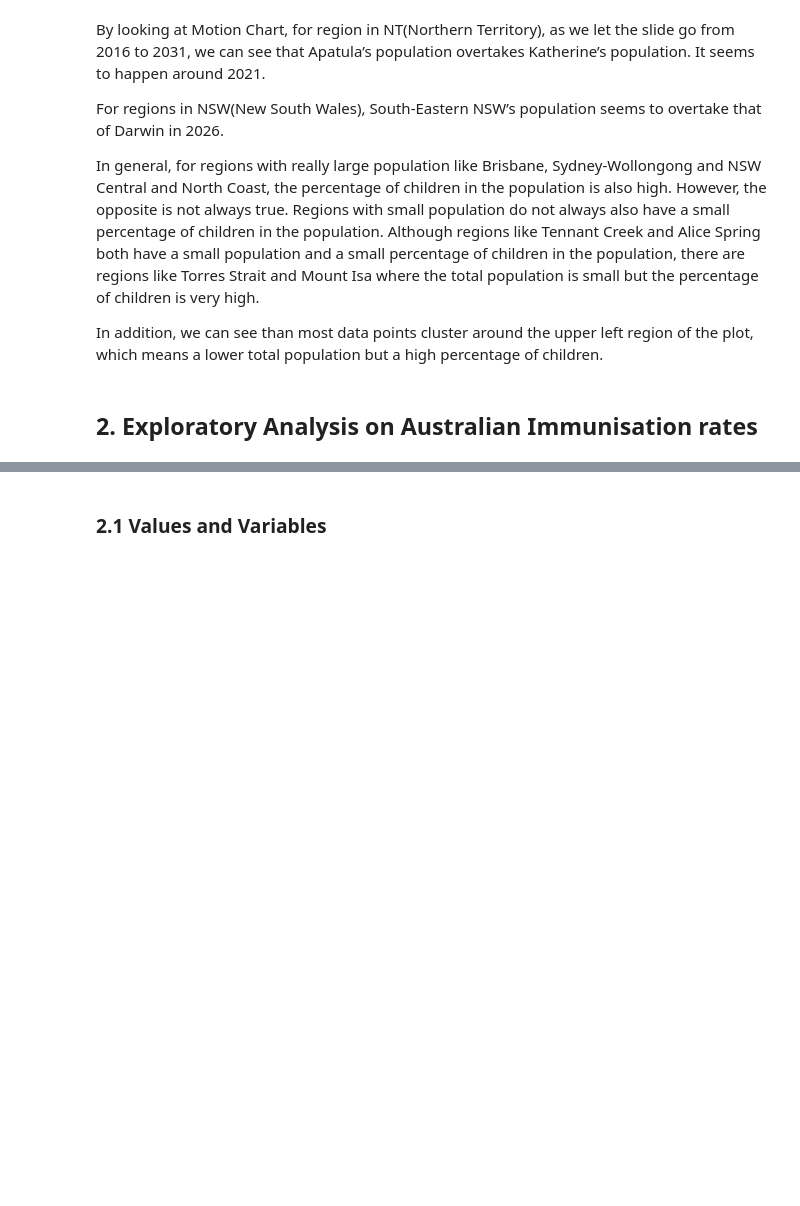
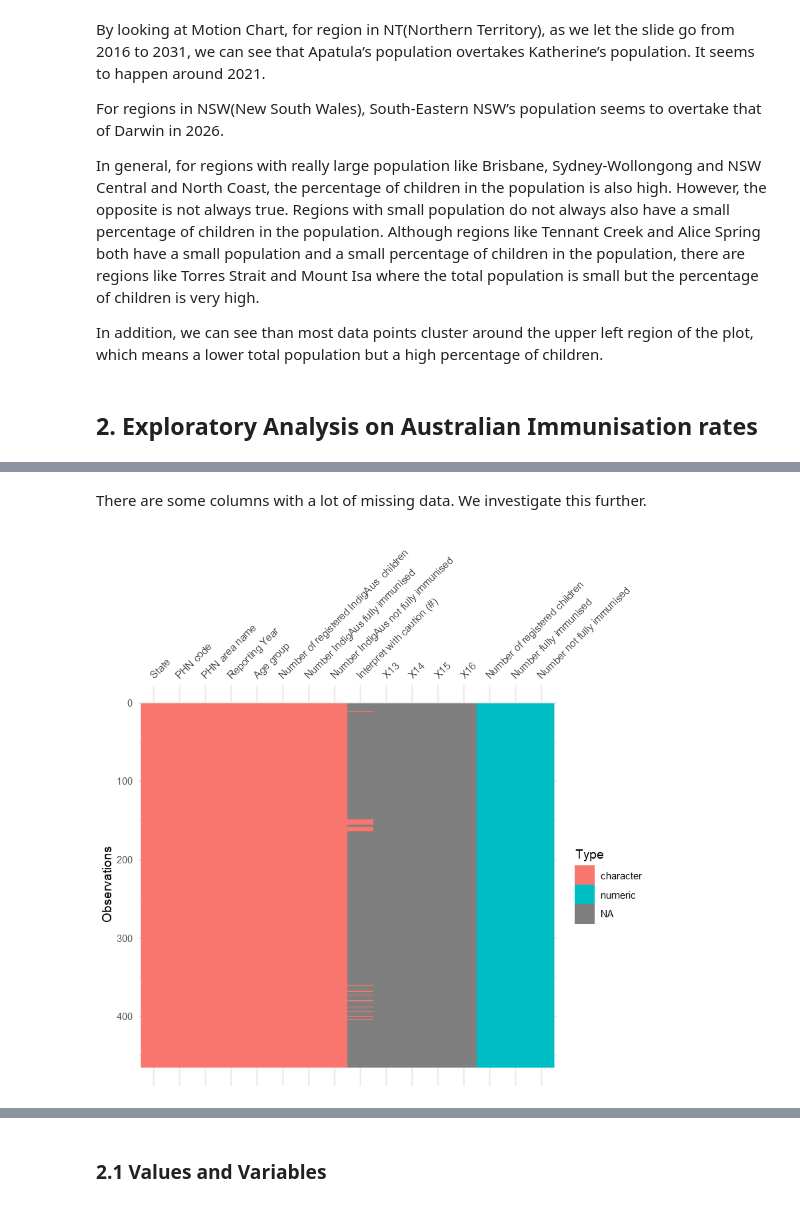
Before and after one commit to DanielTranDS/Aus-Immunisation-EDA-DataWrangling, a Jupyter notebook: Aus_EDA_Wrangling.ipynb, the cells around one changed output, grey strips where cells are left out. Cells and saved outputs as stored; diff of their text form; code cells hidden in the pictures; blank space fills up the shorter version.

Commit message:
Implement Exploratory Analysis on Australian Immunisation Rates

```diff
--- a/Aus_EDA_Wrangling.ipynb
+++ b/Aus_EDA_Wrangling.ipynb
@@ -488,3 +488,7 @@ In general, for regions with really large population like Brisbane, Sydney-Wollo
 In addition, we can see than most data points cluster around the upper left region of the plot, which means a lower total population but a high percentage of children.
 # %% [markdown]
 ## 2. Exploratory Analysis on Australian Immunisation rates <a class="anchor" id="2"></a>
+# %%
+#Load data
+Aus_immu <- read_csv("AusImmunisationData.csv")
+head(Aus_immu)
@@ -490,0 +520,6 @@ In addition, we can see than most data points cluster around the upper left regi
+# %% [markdown]
+There are some columns with a lot of missing data. We investigate this further.
+# %%
+vis_dat(Aus_immu)
+# %% [output]
+[figure, added]
```
Also changed, not shown: parts of 18 cells of this notebook.
